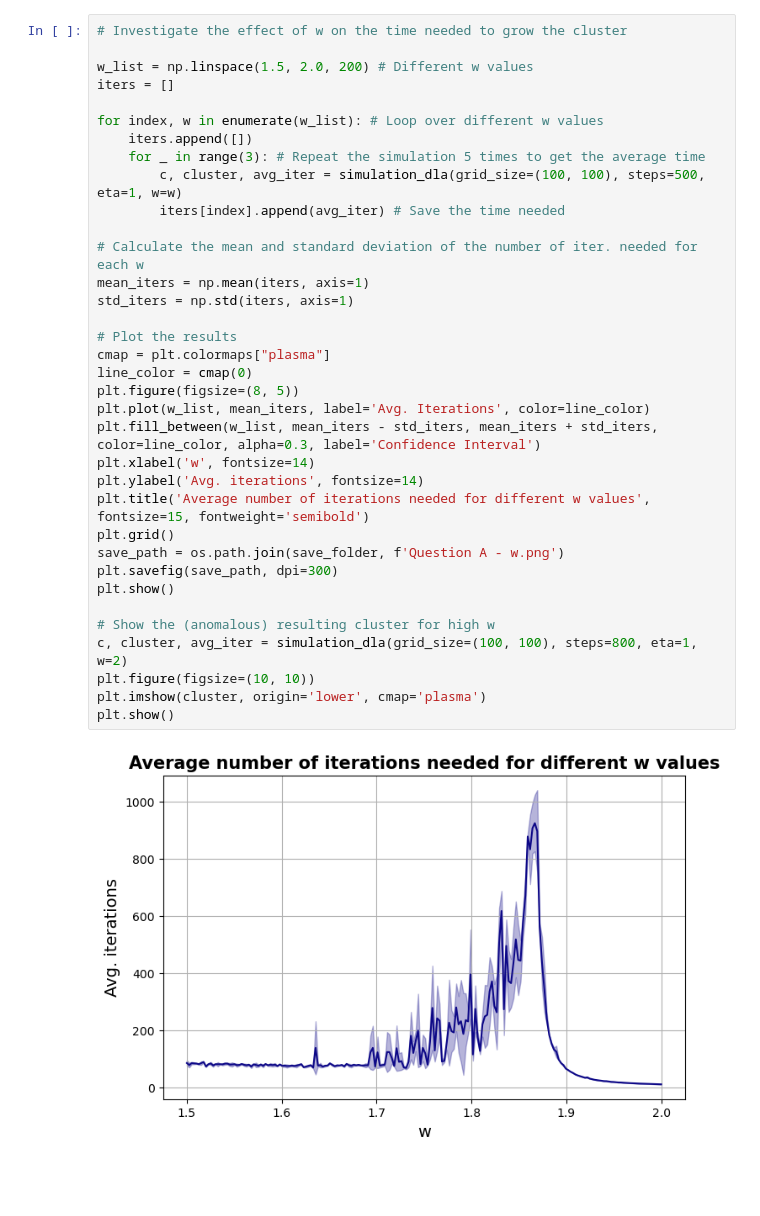
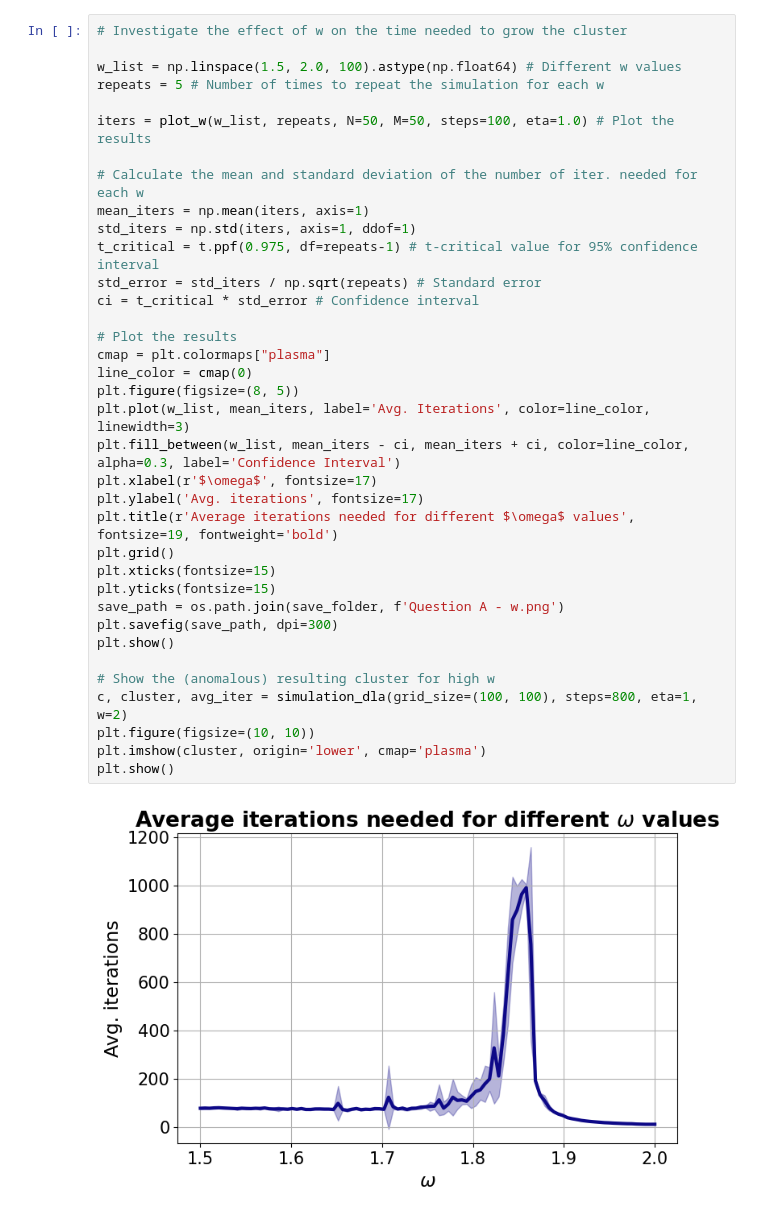
Before and after one commit to francescotiepolo/scientific_computing_assignment2, a Jupyter notebook: Question_A_fig.ipynb, the cells around one changed output. Cells and saved outputs as stored; diff of their text form; blank space fills up the shorter version.

```diff
--- a/Question_A_fig.ipynb
+++ b/Question_A_fig.ipynb
@@ -49,37 +49,38 @@ plt.show()
 # %%
 # Investigate the effect of w on the time needed to grow the cluster
 
-w_list = np.linspace(1.5, 2.0, 200) # Different w values
-iters = []
+w_list = np.linspace(1.5, 2.0, 100).astype(np.float64) # Different w values
+repeats = 5 # Number of times to repeat the simulation for each w
 
-for index, w in enumerate(w_list): # Loop over different w values
-    iters.append([])
-    for _ in range(3): # Repeat the simulation 5 times to get the average time
-        c, cluster, avg_iter = simulation_dla(grid_size=(100, 100), steps=500, eta=1, w=w)
-        iters[index].append(avg_iter) # Save the time needed
+iters = plot_w(w_list, repeats, N=50, M=50, steps=100, eta=1.0) # Plot the results
 
 # Calculate the mean and standard deviation of the number of iter. needed for each w
 mean_iters = np.mean(iters, axis=1)
-std_iters = np.std(iters, axis=1)
+std_iters = np.std(iters, axis=1, ddof=1)
+t_critical = t.ppf(0.975, df=repeats-1) # t-critical value for 95% confidence interval
+std_error = std_iters / np.sqrt(repeats) # Standard error
+ci = t_critical * std_error # Confidence interval
 
 # Plot the results
 cmap = plt.colormaps["plasma"]
 line_color = cmap(0)
 plt.figure(figsize=(8, 5))
-plt.plot(w_list, mean_iters, label='Avg. Iterations', color=line_color)
-plt.fill_between(w_list, mean_iters - std_iters, mean_iters + std_iters, color=line_color, alpha=0.3, label='Confidence Interval')
-plt.xlabel('w', fontsize=14)
-plt.ylabel('Avg. iterations', fontsize=14)
-plt.title('Average number of iterations needed for different w values', fontsize=15, fontweight='semibold')
+plt.plot(w_list, mean_iters, label='Avg. Iterations', color=line_color, linewidth=3)
+plt.fill_between(w_list, mean_iters - ci, mean_iters + ci, color=line_color, alpha=0.3, label='Confidence Interval')
+plt.xlabel(r'$\omega$', fontsize=17)
+plt.ylabel('Avg. iterations', fontsize=17)
+plt.title(r'Average iterations needed for different $\omega$ values', fontsize=19, fontweight='bold')
 plt.grid()
+plt.xticks(fontsize=15)
+plt.yticks(fontsize=15)
 save_path = os.path.join(save_folder, f'Question A - w.png')
 plt.savefig(save_path, dpi=300)
 plt.show()
 
 # Show the (anomalous) resulting cluster for high w
 c, cluster, avg_iter = simulation_dla(grid_size=(100, 100), steps=800, eta=1, w=2)
 plt.figure(figsize=(10, 10))
 plt.imshow(cluster, origin='lower', cmap='plasma')
 plt.show()
 # %% [output]
-[figure, old version]
+[figure, new version]
```
Also changed, not shown: parts of 4 cells of this notebook, 3 other files.
